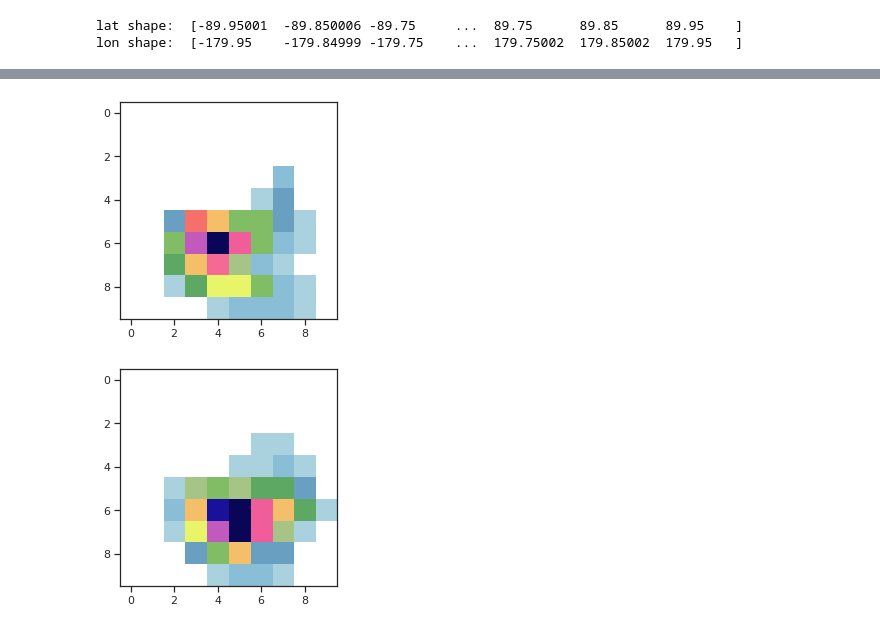
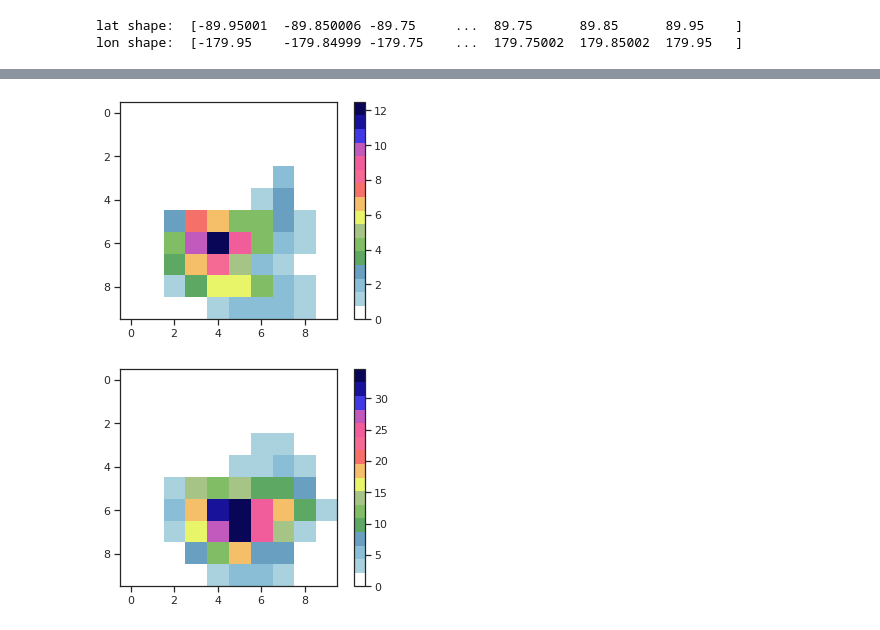
Before and after one commit to vosps/tropical_cyclone, a Jupyter notebook: figures/8_era5 copy.ipynb, the cells around one changed output, grey strips where cells are left out. Drawn from its saved outputs; the diff is of its cells as text; code cells hidden in the pictures.

```diff
--- a/figures/8_era5 copy.ipynb
+++ b/figures/8_era5 copy.ipynb
@@ -602,14 +605,16 @@ lon shape:  [0.0000e+00 2.5000e-01 5.0000e-01 ... 3.5925e+02 3.5950e+02 3.5975e+
 # %%
 i = 96
 dorian_inputs = np.load('/user/home/al18709/work/gan_predictions_20/storm_era5_input-opt_5_normal_problem.npy')[:,:,:,0][intersection]
 plt.imshow(dorian_inputs[i],cmap=precip_cmap)
+plt.colorbar()
 plt.show()
 dorian_inputs_mswep = np.load('/user/home/al18709/work/gan_predictions_20/storm_input-opt_2019236N10314.npy')[:,:,:,0]
 plt.imshow(dorian_inputs_mswep[i],cmap=precip_cmap)
+plt.colorbar()
 plt.show()
 # %% [output]
-[figure, old version]
+[figure, new version]
-[figure, old version]
+[figure, new version]
 # %%
 print(np.sum(inputs)/np.sum(era5_input))
 # %% [output]
```
Also changed, not shown: parts of 10 cells of this notebook, 2 other files.
